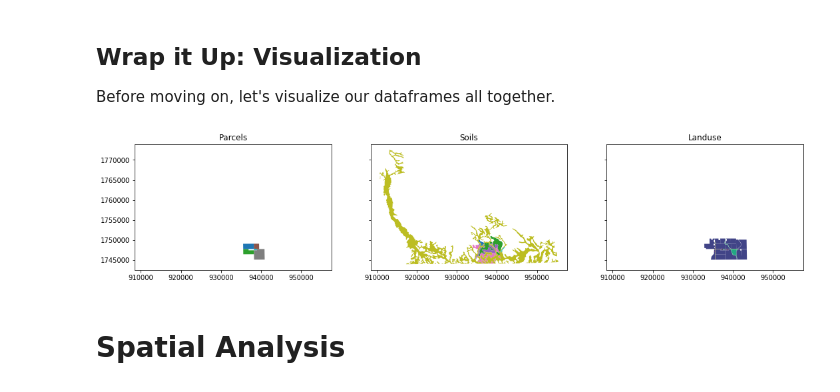
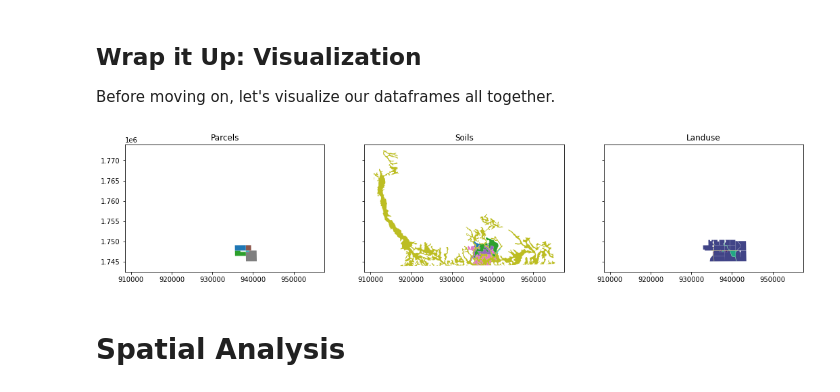
Before and after one commit to kcgis/farm-cards, a Jupyter notebook: farm-cards.ipynb, the cells around one changed output. Saved outputs shown, nothing was run; the diff lists cells and outputs as text; code cells hidden in the pictures.

```diff
--- a/farm-cards.ipynb
+++ b/farm-cards.ipynb
@@ -255,19 +229,19 @@ l_df.head()
 
 Before moving on, let's visualize our dataframes all together.
 # %%
-fig, axs = plt.subplots(1,3, figsize=(18,6), sharex=True, sharey=True)
+fig, axs = plt.subplots(1,3, figsize=(18,10), sharex=True, sharey=True)
 
 p_df.plot(column='pin', ax=axs[0])
 s_df.plot(column='musym', ax=axs[1])
 l_df.plot(column='landuse_type', ax=axs[2])
 
 axs[0].set_title('Parcels')
 axs[1].set_title('Soils')
 axs[2].set_title('Landuse')
 
 plt.show()
 # %% [output]
-[figure, old version]
+[figure, new version]
 # %% [markdown]
 # Spatial Analysis
 # %% [markdown]
```
Also changed, not shown: parts of 5 cells of this notebook.
